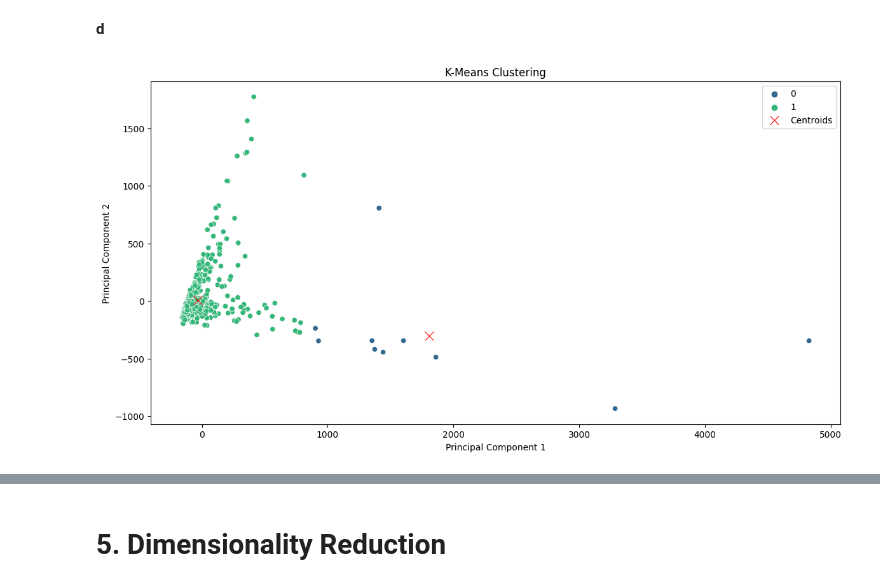
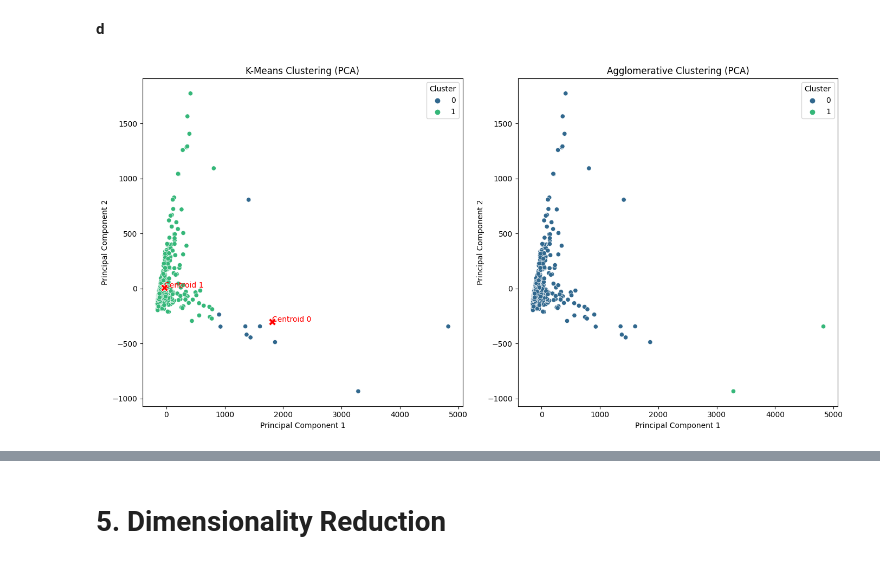
Before and after one commit to sunhuanhuan920/ECE1513, a Jupyter notebook: ECE1513_Assignment_3.ipynb, the cells around one changed output, grey strips where cells are left out. Drawn from its saved outputs; the diff is of its cells as text; code cells hidden in the pictures.

```diff
--- a/ECE1513_Assignment_3.ipynb
+++ b/ECE1513_Assignment_3.ipynb
@@ -185,19 +191,30 @@ agg_preds_q4 = agg_clustering.fit_predict(X)
 # %%
 # Reduce the data to two dimensions using PCA for visualization purposes
 pca_q4 = PCA(n_components=2)
 X_reduced = pca_q4.fit_transform(X.to_numpy())
 
-# Plotting the results of K-Means Clustering
+# Plotting the results of K-Means Clustering (PCA)
 plt.figure(figsize=(14, 7))
-
-# Seaborn scatter plot for K-Means
-sn.scatterplot(x=X_reduced[:, 0], y=X_reduced[:, 1], hue=kmeans_preds, palette='viridis', marker='o', legend='full')
+plt.subplot(1, 2, 1)
+sn.scatterplot(x=X_reduced[:, 0], y=X_reduced[:, 1], hue=kmeans_preds_q4, palette='viridis', marker='o', legend='full')
 centers = pca_q4.transform(kmeans.cluster_centers_)
-sn.scatterplot(x=centers[:, 0], y=centers[:, 1], s=100, color='red', marker='x', label='Centroids')
-plt.title('K-Means Clustering')
+sn.scatterplot(x=centers[:, 0], y=centers[:, 1], s=100, color='red', marker='X')
+plt.title('K-Means Clustering (PCA)')
 plt.xlabel('Principal Component 1')
 plt.ylabel('Principal Component 2')
+for i, c in enumerate(centers):
+    plt.text(c[0], c[1], f"Centroid {i}", color='red')
+plt.legend(title='Cluster')
 
+# Plotting the results of Agglomerative Clustering (PCA)
+plt.subplot(1, 2, 2)
+sn.scatterplot(x=X_reduced[:, 0], y=X_reduced[:, 1], hue=agg_preds_q4, palette='viridis', marker='o', legend='full')
+plt.title('Agglomerative Clustering (PCA)')
+plt.xlabel('Principal Component 1')
+plt.ylabel('Principal Component 2')
+plt.legend(title='Cluster')
+
+plt.tight_layout()
 plt.show()
 # %% [output]
-[figure, old version]
+[figure, new version]
```
Also changed, not shown: parts of 4 cells of this notebook.
